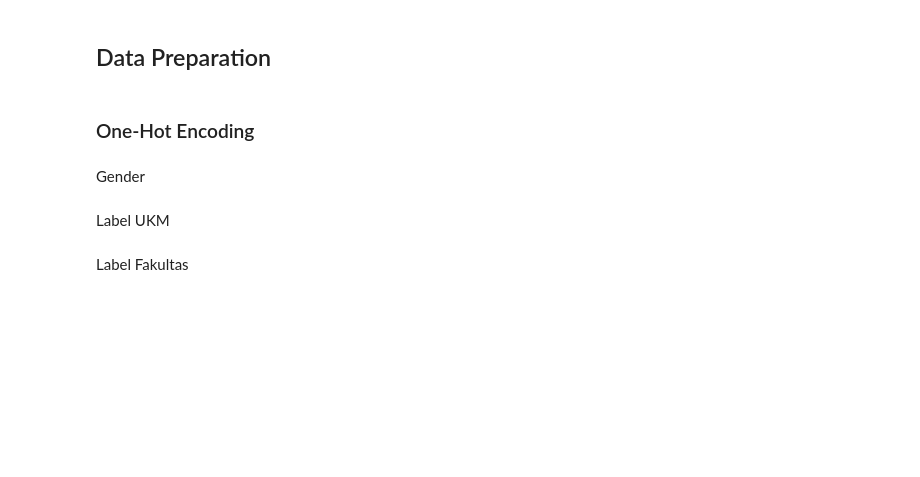
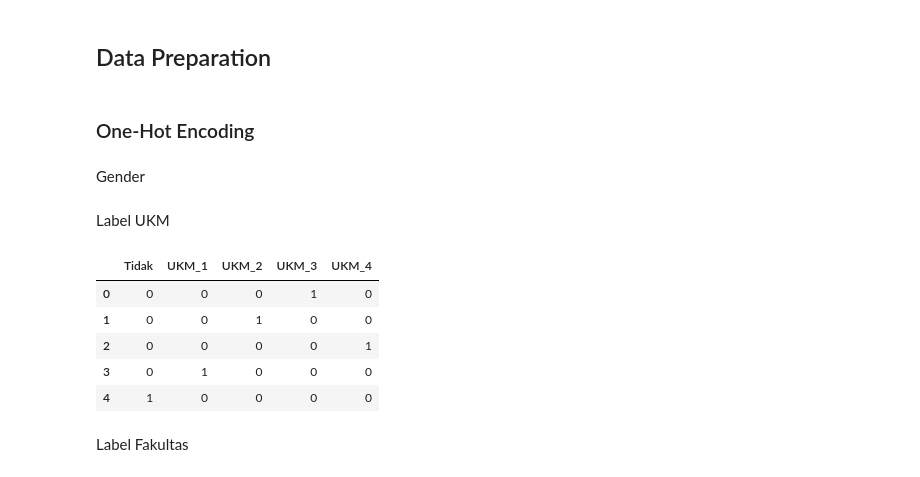
Before and after one commit to FelixFern/IFEST-2022-ODE, a Jupyter notebook: Data-Analysis.ipynb, the cells around one changed output. Saved outputs shown, nothing was run; the diff lists cells and outputs as text; code cells hidden in the pictures; blank space fills up the shorter version.

```diff
--- a/Data-Analysis.ipynb
+++ b/Data-Analysis.ipynb
@@ -186,6 +186,15 @@ gender = pd.get_dummies(df.Gender, prefix='Gender')
 Label UKM
 # %%
 ukm = pd.get_dummies(df.UKM)
+# %%
+ukm.head()
+# %% [output]
+|  | Tidak | UKM_1 | UKM_2 | UKM_3 | UKM_4 |
+| 0 | 0 | 0 | 0 | 1 | 0 |
+| 1 | 0 | 0 | 1 | 0 | 0 |
+| 2 | 0 | 0 | 0 | 0 | 1 |
+| 3 | 0 | 1 | 0 | 0 | 0 |
+| 4 | 1 | 0 | 0 | 0 | 0 |
 # %% [markdown]
 Label Fakultas
 # %%
```
Also changed, not shown: parts of 5 cells of this notebook.
